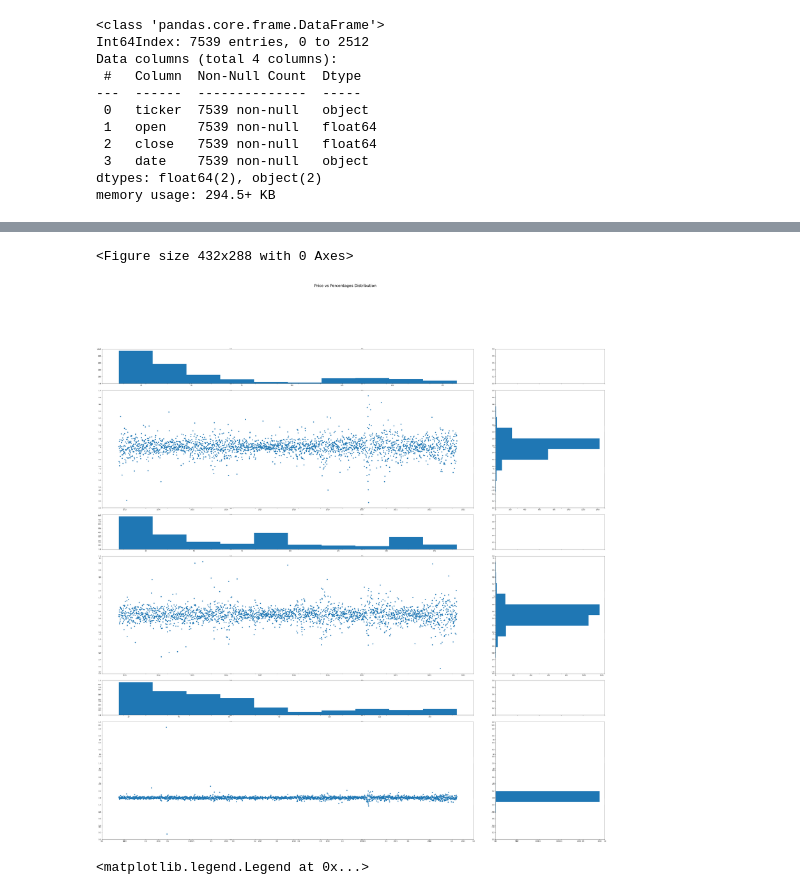
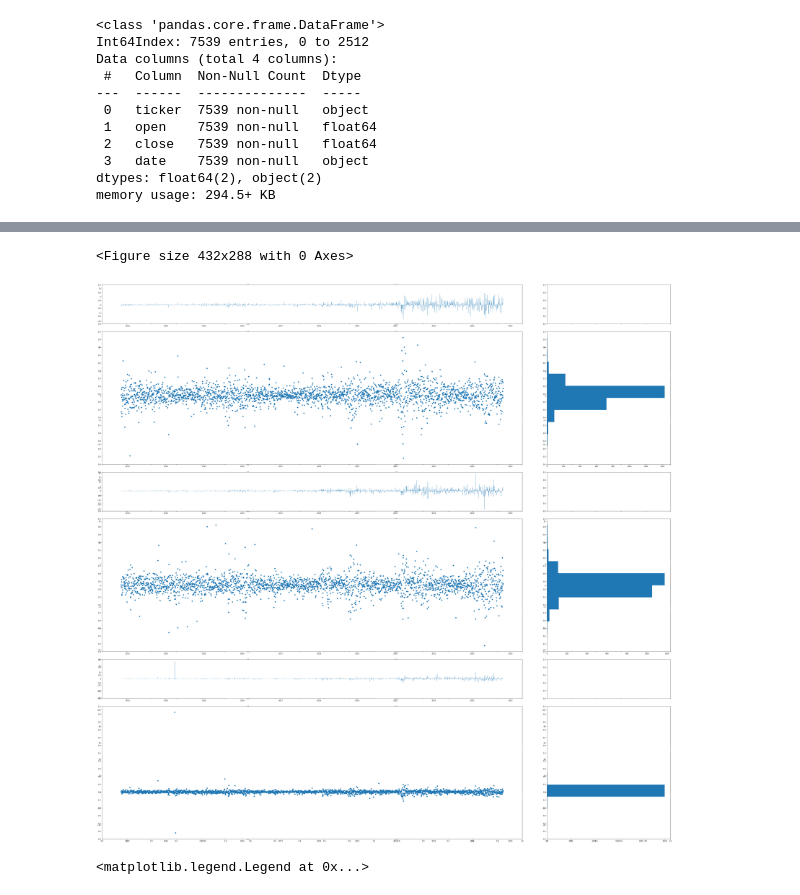
Before and after one commit to lyndsaywylie/Project-1, a Jupyter notebook: lyns.ipynb, the cells around one changed output, grey strips where cells are left out. Saved outputs shown, nothing was run; the diff lists cells and outputs as text; code cells hidden in the pictures.

```diff
--- a/lyns.ipynb
+++ b/lyns.ipynb
@@ -87,11 +87,11 @@ del goog_daily2["ticker"]
 aapl_prices = aapl_daily2.copy(deep=True)
 amzn_prices = amzn_daily2.copy(deep=True)
 goog_prices = goog_daily2.copy(deep=True)
-print(aapl_prices)
+#print(aapl_prices)
 
 #make copy for $ changes
 aapl_bch = aapl_daily2.copy(deep=True)
-amzn_bch = amzn_daily2.copy(deep=True)
+amzn_bch = amzn_daiaapl_bchly2.copy(deep=True)
 goog_bch = goog_daily2.copy(deep=True)
 #print(goog_bch)
 
@@ -100,5 +100,11 @@ aapl_daily2["AAPL"]=aapl_daily2["AAPL"].pct_change()*100
 amzn_daily2["AMZN"]=amzn_daily2["AMZN"].pct_change()*100
 goog_daily2["GOOG"]=goog_daily2["GOOG"].pct_change()*100
 aapl_daily2 = aapl_daily2[["date", "AAPL"]]
+
+#calculate $ change
+aapl_bch["AAPL"]=aapl_bch["AAPL"].diff()
+amzn_bch["AMZN"]=amzn_bch["AMZN"].diff()
+goog_bch["GOOG"]=goog_bch["GOOG"].diff()
+amzn_bch.head()
 #aapl_daily2
 # %% [output]
@@ -153,35 +190,35 @@ plt.show()
 # %%
 #Creating & plotting scatter/histogram for % &$ distribution
 fig= plt.figure()
 #fig, ax = plt.subplots(12, 4, figsize=(80,80))
 fig, ax = plt.subplots(12,4, sharex=True, sharey=False,figsize=(60,60))
 gs=GridSpec(12,4)
-plt.suptitle('Price vs Percentages Distribution', fontsize=25)
+
 #AAPL subplots
 ax_hist_aapl_y=fig.add_subplot(gs[0,0:3])
-ax_hist_aapl_y.hist(aapl_prices["AAPL"])
+plt.bar(aapl_bch["date"], aapl_bch["AAPL"])
 ax_scatter_aapl=fig.add_subplot(gs[1:4, 0:3])
 ax_scatter_aapl.scatter(aapl_daily2["date"], aapl_daily2["AAPL"])
 ax_hist_aapl_x=fig.add_subplot(gs[1:4,3])
 ax_hist_aapl_x.hist(aapl_daily2["AAPL"], orientation="horizontal")
 #add AMZN subplots
 ax_hist_amzn_y=fig.add_subplot(gs[4,0:3])
-ax_hist_amzn_y.hist(amzn_prices["AMZN"])
+plt.bar(amzn_bch["date"], amzn_bch["AMZN"])
 ax_scatter_amzn=fig.add_subplot(gs[5:8, 0:3])
 ax_scatter_amzn.scatter(amzn_daily2["date"], amzn_daily2["AMZN"])
 ax_hist_amzn_x=fig.add_subplot(gs[5:8,3])
 ax_hist_amzn_x.hist(amzn_daily2["AMZN"], orientation="horizontal")
 #add GOOGL subplots
 ax_scatter_goog=fig.add_subplot(gs[9:12, 0:3])
 ax_scatter_goog.scatter(goog_daily2["date"], goog_daily2["GOOG"])
 ax_hist_goog_y=fig.add_subplot(gs[8,0:3])
-ax_hist_goog_y.hist(goog_prices["GOOG"])
+plt.bar(goog_bch["date"], goog_bch["GOOG"])
 ax_hist_goog_x=fig.add_subplot(gs[9:12,3])
 ax_hist_goog_x.hist(goog_daily2["GOOG"], orientation="horizontal")
 plt.show()
 # %% [output]
 <Figure size 432x288 with 0 Axes>
-[figure, old version]
+[figure, new version]
 # %%
 #aapl_plot, = plt.plot(merge_pctchange["date"], merge_pctchange["AAPL"], color="blue", label="AAPL" )
 #amzn, = plt.plot(merge_pctchange["date"], merge_pctchange["AMZN"], color="red", label="AMZN" )
```
Also changed, not shown: parts of 14 cells of this notebook.
